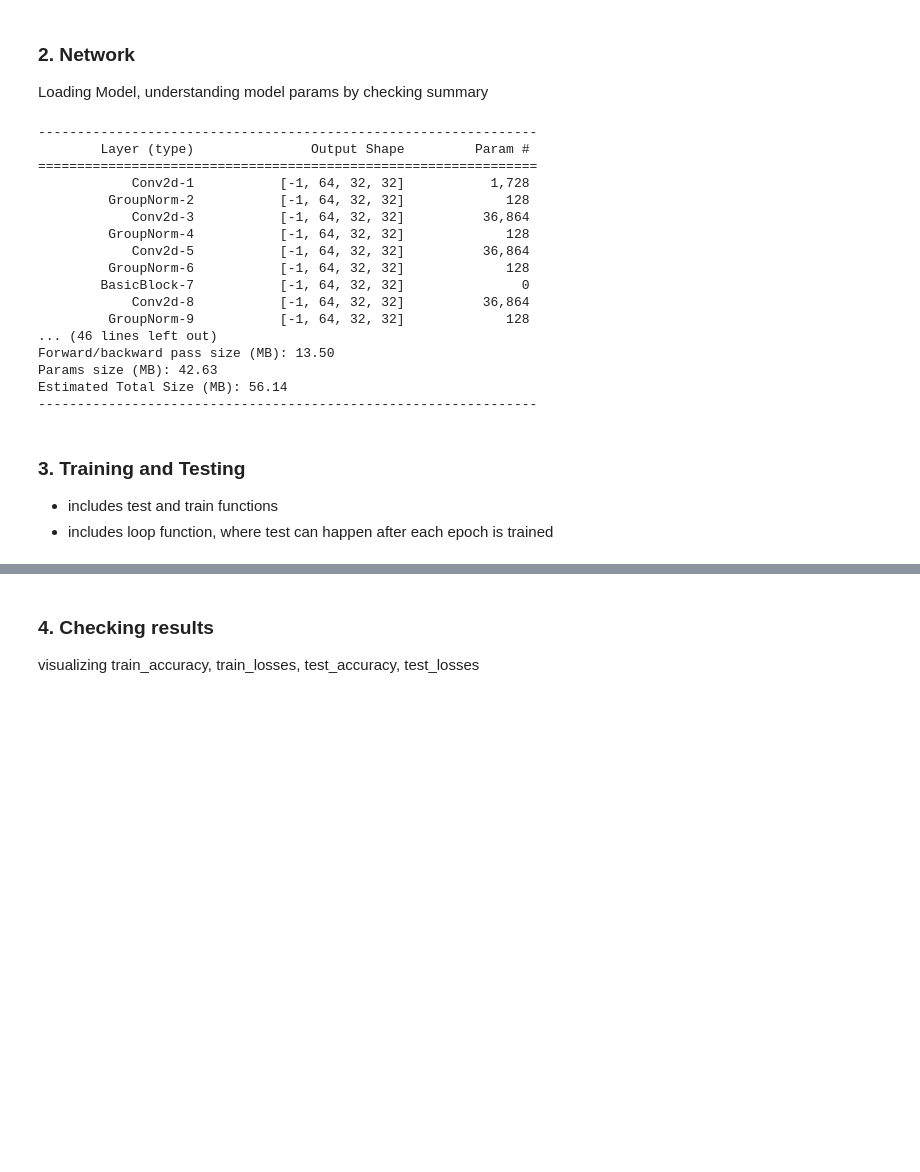
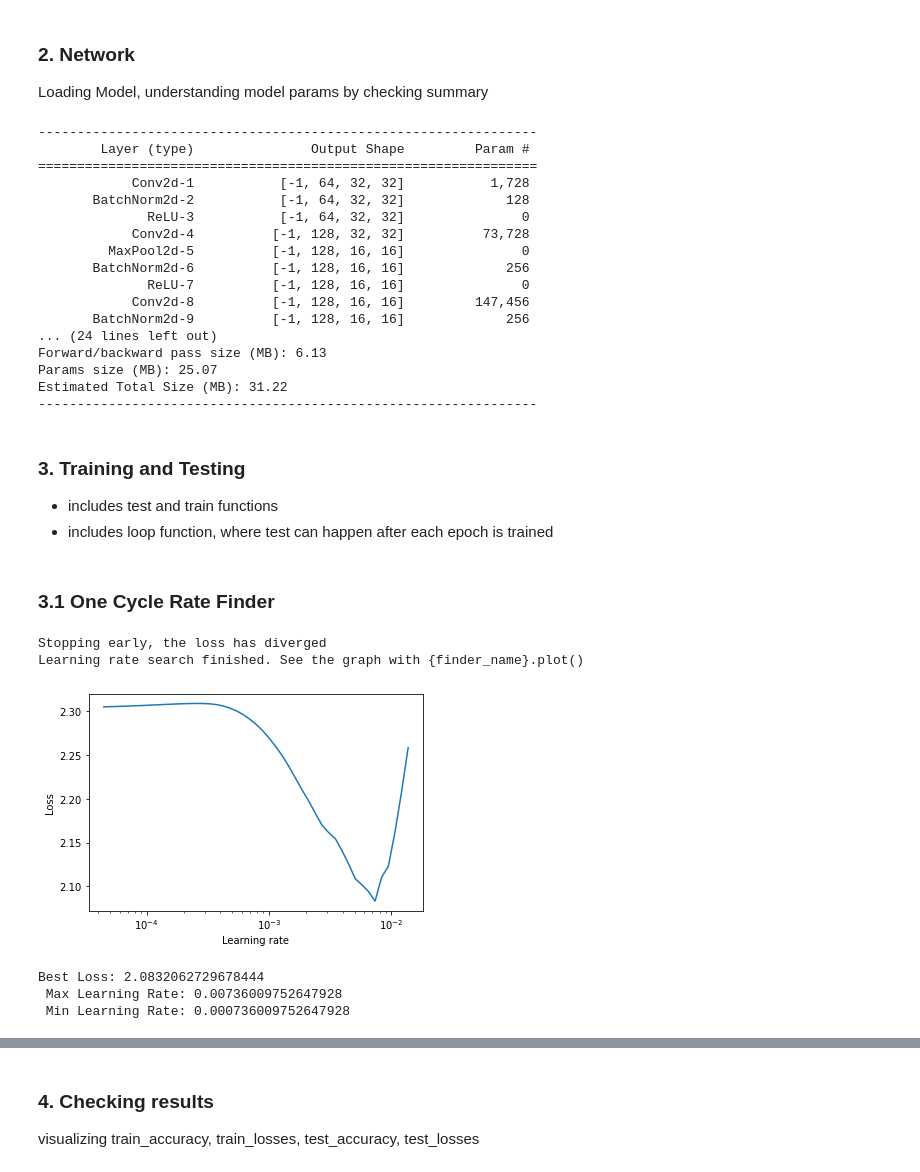
Before and after one commit to peeyushsinghal/EVA, a Jupyter notebook: S9-Assignment/EVA_S9.ipynb, the cells around one changed output, grey strips where cells are left out. Saved outputs shown, nothing was run; the diff lists cells and outputs as text; code cells hidden in the pictures; blank space fills up the shorter version.

Commit message:
working learning rate finder

```diff
--- a/S9-Assignment/EVA_S9.ipynb
+++ b/S9-Assignment/EVA_S9.ipynb
@@ -139,28 +136,28 @@ Clipping input data to the valid range for imshow with RGB data ([0..1] for floa
 ### 2. Network
 Loading Model, understanding model params by checking summary
 # %%
-from models.resnet import ResNet18 # Model
+from models.custom_resnet import custom_resnet # Model
 from utils.helper import model_summary # shows summary
 
-model = ResNet18("LN").to(device) # creating model
+model = custom_resnet("BN").to(device) # creating model
 model_summary(model, (3, 32, 32)) # shows model summary
 # %% [output]
 ----------------------------------------------------------------
         Layer (type)               Output Shape         Param #
 ================================================================
             Conv2d-1           [-1, 64, 32, 32]           1,728
-         GroupNorm-2           [-1, 64, 32, 32]             128
-            Conv2d-3           [-1, 64, 32, 32]          36,864
-         GroupNorm-4           [-1, 64, 32, 32]             128
-            Conv2d-5           [-1, 64, 32, 32]          36,864
-         GroupNorm-6           [-1, 64, 32, 32]             128
-        BasicBlock-7           [-1, 64, 32, 32]               0
-            Conv2d-8           [-1, 64, 32, 32]          36,864
-         GroupNorm-9           [-1, 64, 32, 32]             128
-... (46 lines left out)
-Forward/backward pass size (MB): 13.50
-Params size (MB): 42.63
-Estimated Total Size (MB): 56.14
+       BatchNorm2d-2           [-1, 64, 32, 32]             128
+              ReLU-3           [-1, 64, 32, 32]               0
+            Conv2d-4          [-1, 128, 32, 32]          73,728
+         MaxPool2d-5          [-1, 128, 16, 16]               0
+       BatchNorm2d-6          [-1, 128, 16, 16]             256
+              ReLU-7          [-1, 128, 16, 16]               0
+            Conv2d-8          [-1, 128, 16, 16]         147,456
+       BatchNorm2d-9          [-1, 128, 16, 16]             256
+... (24 lines left out)
+Forward/backward pass size (MB): 6.13
+Params size (MB): 25.07
+Estimated Total Size (MB): 31.22
 ----------------------------------------------------------------
 # %% [markdown]
 ### 3. Training and Testing
@@ -175,14 +172,35 @@ import torch.nn.functional as F
 
 criterion = nn.CrossEntropyLoss()
 
-epochs = 40
-# epochs = 1
+# epochs = 24
+epochs = 1
+max_epoch = 5
 lr = 0.001
 
 
+optimizer = optim.SGD(model.parameters(), lr=0.001, momentum=0.9)
+# optimizer = optim.Adam(model.parameters(), lr=lr)
 
-# optimizer = optim.SGD(model.parameters(), lr=0.001, momentum=0.9)
-optimizer = optim.Adam(model.parameters(), lr=lr)
-
-scheduler = optim.lr_scheduler.ReduceLROnPlateau(optimizer, mode='min',\
-                                                 factor=0.1, patience=10, threshold=0.0001, threshold_mode='abs')
+# scheduler = optim.lr_scheduler.ReduceLROnPlateau(optimizer, mode='min',\
+#                                                  factor=0.1, patience=10, threshold=0.0001, threshold_mode='abs')
+# %% [markdown]
+### 3.1 One Cycle Rate Finder
+# %%
+from utils.lrfinder import LRFinder
+lr_finder = LRFinder(model,optimizer,criterion,device=device)
+lr_finder.range_test(trainloader, testloader, start_lr=1e-5, end_lr=2, num_iter=len(trainloader), step_mode="exp")
+lr_finder.plot()
+lr_finder.reset()
+# %% [output]
+Stopping early, the loss has diverged
+Learning rate search finished. See the graph with {finder_name}.plot()
+[figure, added]
+# %%
+best_loss = lr_finder.best_loss
+LRMAX  = lr_finder.history["lr"][lr_finder.history["loss"].index(best_loss)]
+LRMIN = LRMAX / 10
+print("Best Loss: %s\n Max Learning Rate: %s \n Min Learning Rate: %s" % (best_loss,LRMAX,LRMIN))
+# %% [output]
+Best Loss: 2.0832062729678444
+ Max Learning Rate: 0.00736009752647928
+ Min Learning Rate: 0.000736009752647928
```
Also changed, not shown: parts of 17 cells of this notebook.
